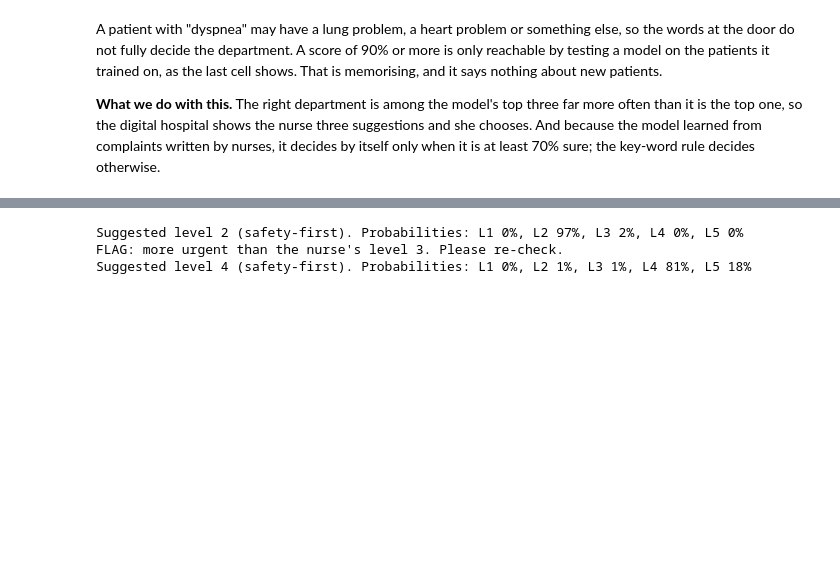
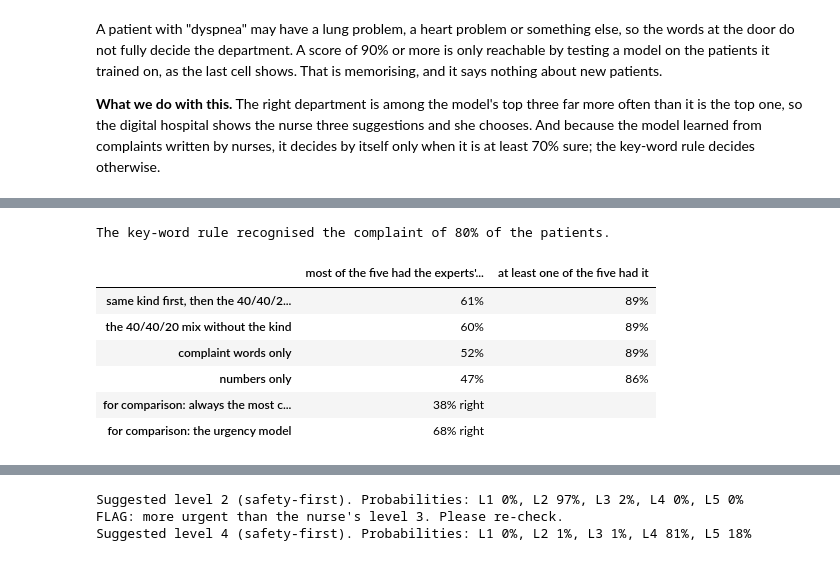
Before and after one commit to potlatiy/emergency-triage-ai, a Jupyter notebook: triage.ipynb, the cells around one changed output, grey strips where cells are left out. Cells and saved outputs as stored; diff of their text form; code cells hidden in the pictures; blank space fills up the shorter version.

```diff
--- a/triage.ipynb
+++ b/triage.ipynb
@@ -760,0 +843,77 @@ decides otherwise.
+# %%
+from scipy import sparse
+from sklearn.metrics.pairwise import cosine_similarity
+
+# The hospital's key-word rule as it is today (hospital/core.py). It reads the kind of complaint, never the diagnosis.
+KINDS = [
+    ("Obstetrics and gynaecology", r"vagin|pregnan|menstr|period pain|pelvic|labou?r pain|miscarr"),
+    ("Urology and kidney", r"\burin|flank|kidney|dysuria|hematuria|testic|scrot|\bvoiding|\bpee(s|d|ing)?\b|(?<!gall)bladder"),
+    ("Cardiology", r"chest|palpitat|\bheart(?!burn)|흉통"),
+    ("Respiratory medicine", r"dyspnea|breath|cough|asthma|sputum|hemoptysis|wheez"),
+    ("Neurology", r"headache|dizz|vertigo|weakness|mental|seizure|syncope|\bnumb(ness|ing)?\b|dysarthria|faint|\bstroke|confus|"
+                  r"speech|slurr|droop"),
+    ("Trauma and orthopaedics", r"wound|fractur|lacerat|\bburn|injur|sprain|trauma|\bbit(e|es|ten)\b|\bfall(s|en)?\b|"
+                                r"\bfell\b|\bbroke|twist|\bcuts?\b|bleed|ankle|knee|wrist|shoulder|\b(fore)?arms?\b|"
+                                r"\blegs?\b|back pain|\bhips?\b|finger|\bfoot\b|\bfeet\b|\bhands?\b"),
+    ("Gastroenterology and surgery", r"abd|epigastr|stomach|belly|bowel|vomit|diarrh|nausea|melena|hemateme|stool|"
+                                     r"constipat|ruq|rlq|heartburn|reflux|gall ?bladder"),
+    ("Eye, ear, nose and throat", r"\beye|ocular|visual|vision|\bear(s|ache)?\b|throat|\bnose|epistaxis|foreign body"),
+]
+
+def kind_of(complaint, injury):
+    text = f" {complaint} "
+    for name, pattern in KINDS:
+        if re.search(pattern, text):
+            return name
+    return "Trauma and orthopaedics" if injury else None          # None: the rule found no word it knows
+
+kinds = np.array([kind_of(c, i == 2) for c, i in zip(df[TEXT], df["Injury"])], dtype=object)
+
+def three_parts(prepare, patients):
+    prepared = sparse.csr_matrix(prepare.transform(patients))
+    words = len(prepare.named_transformers_["complaint"].vocabulary_)
+    return (prepared[:, :len(NUMBERS)].toarray(), prepared[:, len(NUMBERS):prepared.shape[1] - words].toarray(),
+            prepared[:, prepared.shape[1] - words:])
+
+def most_alike(shares, use_kinds=True, k=5):
+    """For every patient: the k most similar patients among the other four folds."""
+    found = np.zeros((n, k), dtype=int)
+    for others, held_out in StratifiedKFold(5, shuffle=True, random_state=SEED).split(df, truth):
+        prepare = make_model().named_steps["prepare"].fit(df.iloc[others])          # fitted without the held-out patients
+        numbers, answers, words = three_parts(prepare, df.iloc[held_out])
+        known_numbers, known_answers, known_words = three_parts(prepare, df.iloc[others])
+        gap = ((numbers[:, None, :] - known_numbers[None, :, :]) ** 2).mean(axis=2)
+        alike = (shares[0] * cosine_similarity(words, known_words) + shares[1] * np.exp(-gap / 2)
+                 + shares[2] * (answers @ known_answers.T) / len(CATEGORIES))
+        if use_kinds:                                                               # the same kind of complaint comes first
+            for row, kind in enumerate(kinds[held_out]):
+                if kind is not None:
+                    alike[row] += kinds[others] == kind
+        found[held_out] = others[np.argsort(-alike, axis=1, kind="stable")[:, :k]]
+    return found
+
+def vote(levels):                                                # the level most of the five had; a tie goes to the more urgent
+    return np.stack([(levels == level).sum(axis=1) for level in LEVELS], axis=1).argmax(axis=1) + 1
+
+rows = {}
+for name, shares, use_kinds in [("same kind first, then the 40/40/20 mix (used)", (0.4, 0.4, 0.2), True),
+                                ("the 40/40/20 mix without the kind", (0.4, 0.4, 0.2), False),
+                                ("complaint words only", (1, 0, 0), False), ("numbers only", (0, 1, 0), False)]:
+    found = most_alike(shares, use_kinds)
+    rows[name] = {"most of the five had the experts' level": f"{(vote(truth[found]) == truth).mean():.0%}",
+                  "at least one of the five had it": f"{(truth[found] == truth[:, None]).any(axis=1).mean():.0%}"}
+    if use_kinds:
+        similar_found = found
+rows["for comparison: always the most common level"] = {"most of the five had the experts' level": f"{(truth == np.bincount(truth).argmax()).mean():.0%} right", "at least one of the five had it": ""}
+rows["for comparison: the urgency model"] = {"most of the five had the experts' level": f"{(probabilities.argmax(axis=1) + 1 == truth).mean():.0%} right", "at least one of the five had it": ""}
+print(f"The key-word rule recognised the complaint of {np.mean([kind is not None for kind in kinds]):.0%} of the patients.")
+pd.DataFrame(rows).T
+# %% [output]
+The key-word rule recognised the complaint of 80% of the patients.
+|  | most of the five had the experts'... | at least one of the five had it |
+| same kind first, then the 40/40/2... | 61% | 89% |
+| the 40/40/20 mix without the kind | 60% | 89% |
+| complaint words only | 52% | 89% |
+| numbers only | 47% | 86% |
+| for comparison: always the most c... | 38% right |  |
+| for comparison: the urgency model | 68% right |  |
```
Also changed, not shown: parts of 8 cells of this notebook, 4 other files.
